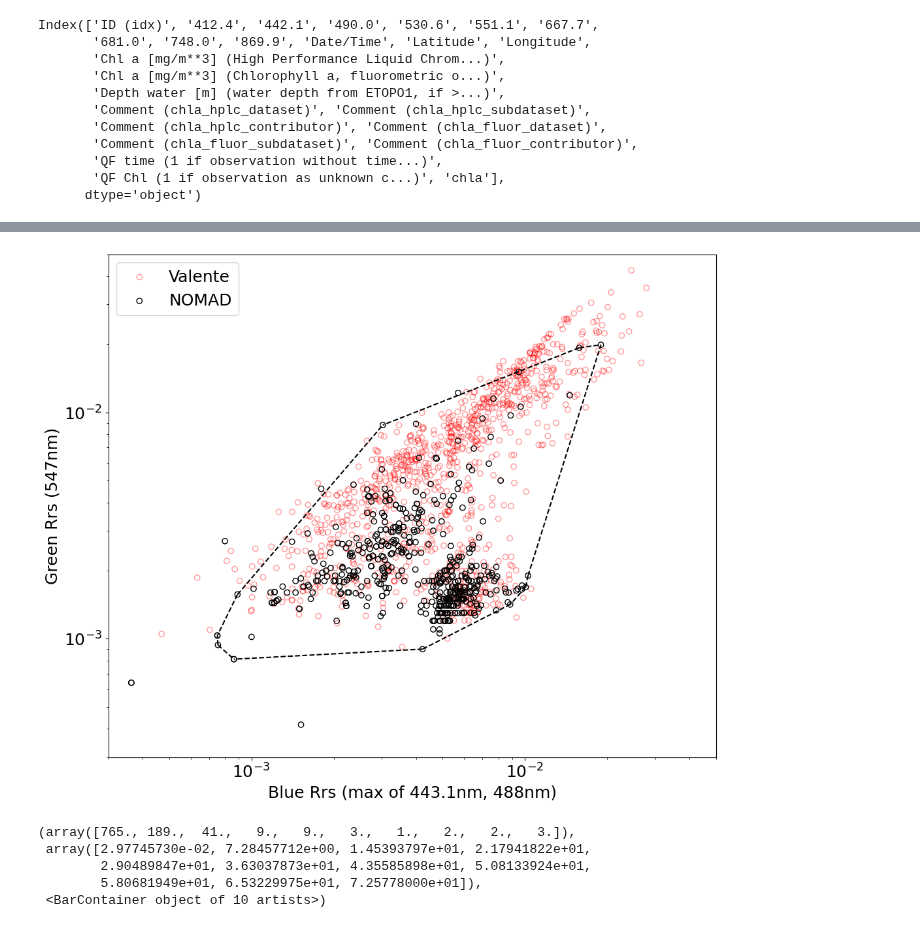
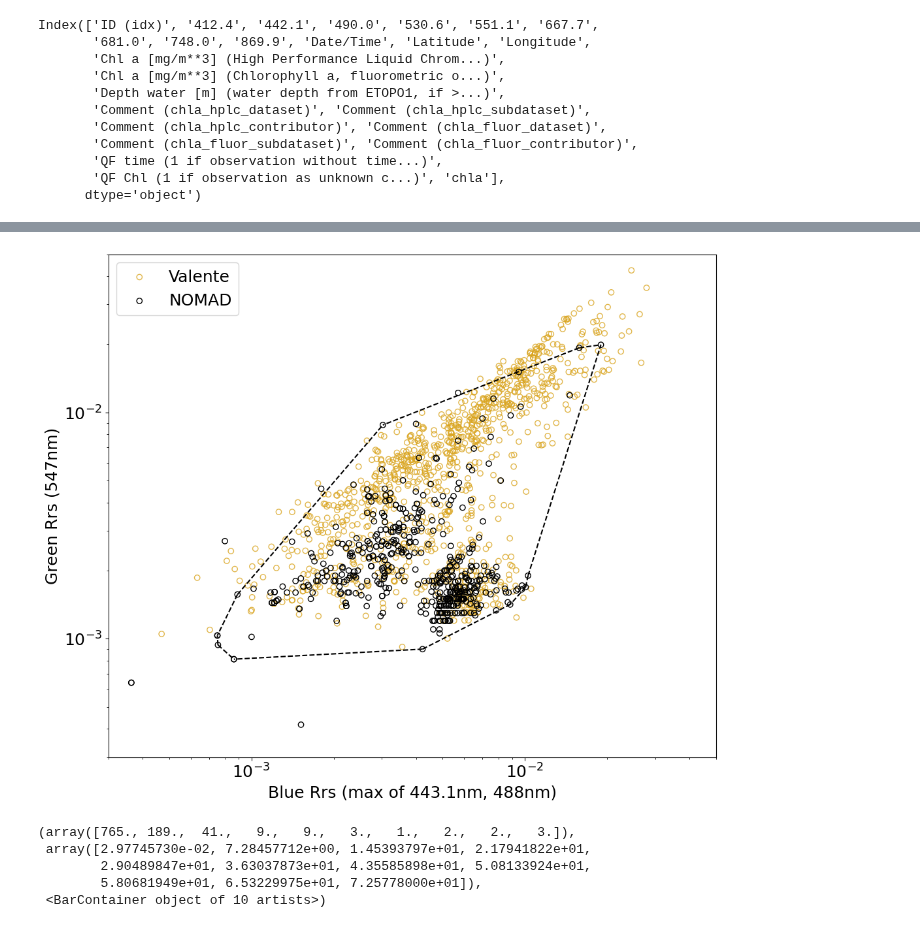
Before and after one commit to patrickcgray/undersampling_ocean_algos, a Jupyter notebook: algo_bias_estimates.ipynb, the cells around one changed output, grey strips where cells are left out. Saved outputs shown, nothing was run; the diff lists cells and outputs as text; code cells hidden in the pictures.

```diff
--- a/algo_bias_estimates.ipynb
+++ b/algo_bias_estimates.ipynb
@@ -311,38 +311,38 @@ fig, ax = plt.subplots(figsize=(12,10))
 # fig.colorbar(hb)
 
 ax.scatter(x = np.nanmax([valente_df['442.1'],valente_df['490.0']],axis=0),
-           y = valente_df['551.1'], facecolor='none', edgecolor='r', alpha=0.4, label='Valente')
+           y = valente_df['551.1'], facecolor='none', edgecolor='goldenrod', alpha=0.8, label='Valente')
 
 ax.scatter(x = x,
            y = y, facecolor='none', edgecolor='k', alpha=1, label='NOMAD')
 
 from scipy.spatial import ConvexHull, convex_hull_plot_2d
 
 hull = ConvexHull(pts[dist_ratio < 0.2])
 
 for simplex in hull.simplices:
     ax.plot(pts[dist_ratio < 0.2][simplex, 0], pts[dist_ratio < 0.2][simplex, 1], 'k--')
 
 ax.set_ylim(0.0003,0.05)
 ax.set_xlim(0.0003,0.05)
 ax.set_xscale('log')
 ax.set_yscale('log')
 ax.set_xlabel('Blue Rrs (max of 443.1nm, 488nm)')
 ax.set_ylabel('Green Rrs (547nm)')
 # ax.set_title('Valente ConvexHull')
 
 ax.legend()
 
 # plt.axhline(0.002)
 # plt.axvline(0.01)
 
 # plt.axhline(0.001)
 # plt.axvline(0.005)
 plt.savefig('nomad_valente_rrs_distributons.png',dpi=300)
 
 plt.show()
 # %% [output]
-[figure, old version]
+[figure, new version]
 # %%
 # calculate the bias in chla vs the distance in rrs phase space from the hull
 # %%
```
Also changed, not shown: parts of 11 cells of this notebook, 2 other files.
